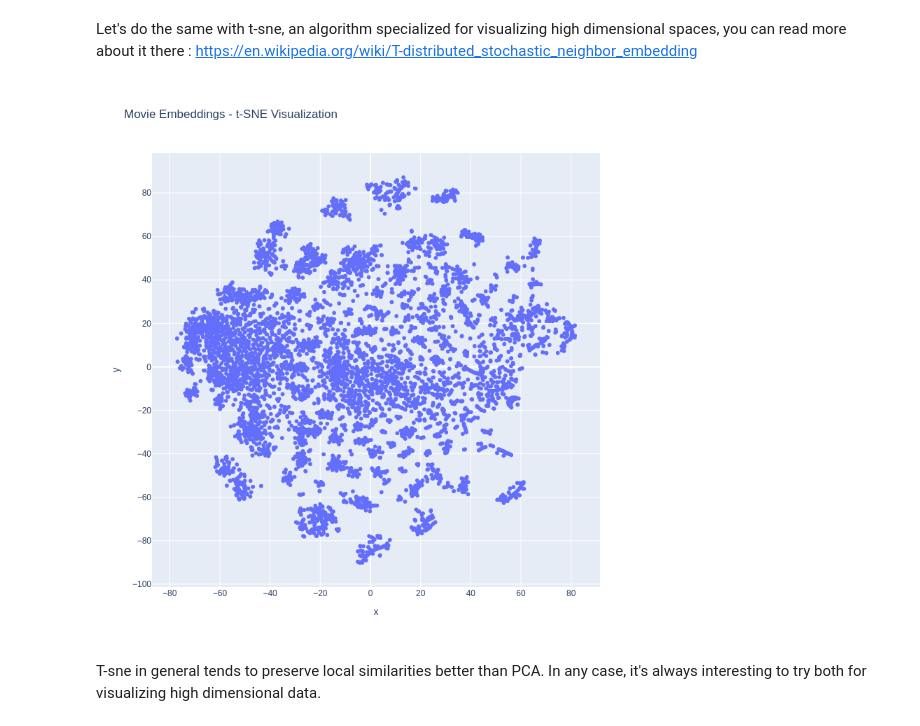
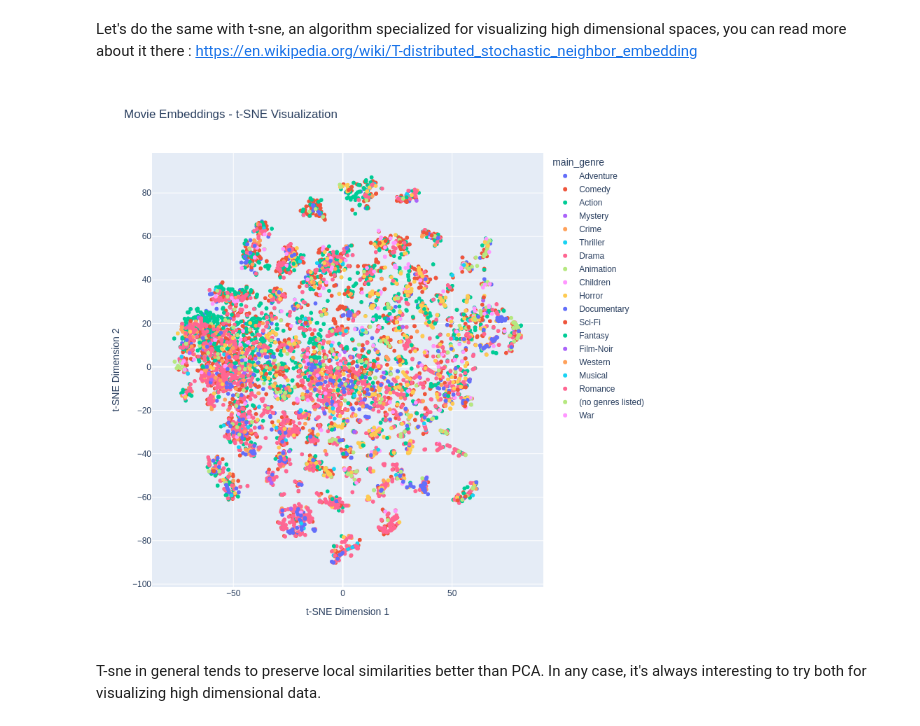
Before and after one commit to Psalmmie/Machine_Learning_4, a Jupyter notebook: Machine_Learning_4_Recommender_Systems.ipynb, the cells around one changed output. Drawn from its saved outputs; the diff is of its cells as text; code cells hidden in the pictures.

```diff
--- a/Machine_Learning_4_Recommender_Systems.ipynb
+++ b/Machine_Learning_4_Recommender_Systems.ipynb
@@ -1041,17 +1064,21 @@ plot_data = []
 for new_id in range(nb_movies):
     original_id = reverse_movie_map[new_id]
     title = movies_df[movies_df['movieId'] == original_id]['title'].values[0]
+    main_genre = movies_df[movies_df['movieId'] == original_id]['genres'].values[0].split('|')[0]
     plot_data.append({
         'x': embeddings_2d[new_id, 0],
         'y': embeddings_2d[new_id, 1],
-        'title' : title
+        'title' : title,
+        'main_genre': main_genre
     })
 
 plot_df = pd.DataFrame(plot_data)
 fig = px.scatter(plot_df, x='x', y='y', hover_data=['title'],
                  title='Movie Embeddings PCA Visualization',
-                 width = 800,
-                 height=700)
+                 color='main_genre',
+                 labels={'x': 't-SNE Dimension 1', 'y': 't-SNE Dimension 2'},
+                 height=700,
+                 width=800)
 #fig.show()
 fig.write_image("pca_plot.png")
 from IPython.display import Image
@@ -1065,32 +1092,38 @@ Let's do the same with t-sne, an algorithm specialized for visualizing high dime
 # %%
 from sklearn.manifold import TSNE
 
 #TOFILL:
 tsne = TSNE(n_components=2, random_state=42, perplexity=30)
 embeddings_tsne = tsne.fit_transform(embeddings_scaled)
 
 # Prepare data for plotting
 plot_data_tsne = []
 for new_id in range(nb_movies):
     original_id = reverse_movie_map[new_id]
     title = movies_df[movies_df['movieId'] == original_id]['title'].values[0]
+    main_genre = movies_df[movies_df['movieId'] == original_id]['genres'].values[0].split('|')[0]
     plot_data_tsne.append({
         'x': embeddings_tsne[new_id, 0],
         'y': embeddings_tsne[new_id, 1],
-        'title': title
+        'title': title,
+        'main_genre': main_genre
     })
 
 plot_df_tsne = pd.DataFrame(plot_data_tsne)
-fig = px.scatter(plot_df_tsne, x='x', y='y', hover_data=['title'],
+fig = px.scatter(plot_df_tsne, x='x', y='y',
+                 hover_data=['title'],
                  title='Movie Embeddings - t-SNE Visualization',
+                 labels={'x': 't-SNE Dimension 1', 'y': 't-SNE Dimension 2'},
+                 color='main_genre',
                  width = 800,
-                 height=800)
+                 height=800
+)
 
 #fig.show()
 fig.write_image("tsne_plot.png")
 Image("tsne_plot.png")
 # %% [output]
-[figure, old version]
+[figure, new version]
 # %% [markdown]
 T-sne in general tends to preserve local similarities better than PCA. In any case, it's always interesting to try both for visualizing high dimensional data.
 # %% [markdown]
```
Also changed, not shown: parts of 8 cells of this notebook.
